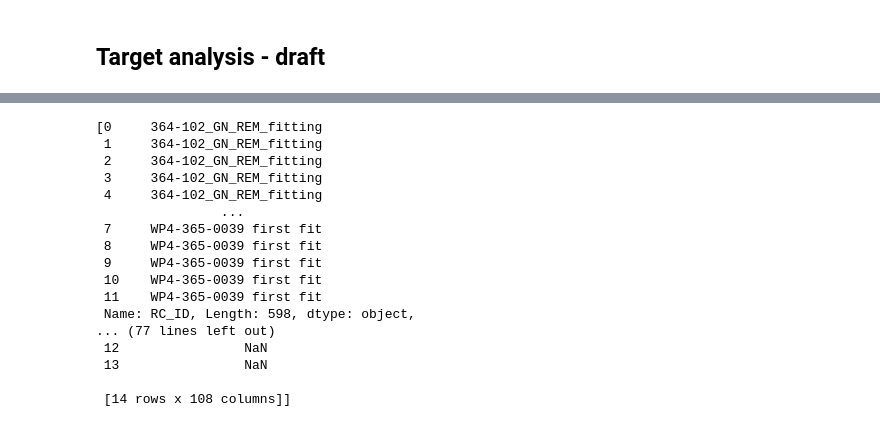
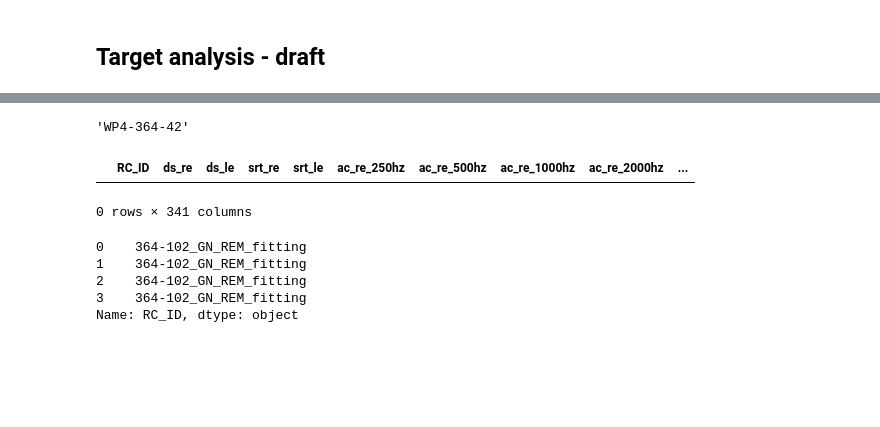
Before and after one commit to tobiaspiechowiak/BEAR_publications, a Jupyter notebook: REM_WP4/Target_analysis.ipynb, the cells around one changed output, grey strips where cells are left out. Saved outputs shown, nothing was run; the diff lists cells and outputs as text; code cells hidden in the pictures; blank space fills up the shorter version.

```diff
--- a/REM_WP4/Target_analysis.ipynb
+++ b/REM_WP4/Target_analysis.ipynb
@@ -276,21 +277,19 @@ for patient_idx in range(nrows):
-# %%
-
-[df_REM['RC_ID'], df]
-# %% [output]
-[0     364-102_GN_REM_fitting
- 1     364-102_GN_REM_fitting
- 2     364-102_GN_REM_fitting
- 3     364-102_GN_REM_fitting
- 4     364-102_GN_REM_fitting
-                ...
- 7     WP4-365-0039 first fit
- 8     WP4-365-0039 first fit
- 9     WP4-365-0039 first fit
- 10    WP4-365-0039 first fit
- 11    WP4-365-0039 first fit
- Name: RC_ID, Length: 598, dtype: object,
-... (77 lines left out)
- 12                NaN
- 13                NaN
-
- [14 rows x 108 columns]]
+# %%
+
+df['RC_ID'][0]  WP4-364-44
+# %% [output]
+'WP4-364-42'
+# %%
+#now try to merge the databases
+pd.merge(df,df_REM, on='RC_ID', how='inner')
+# %% [output]
+|  | RC_ID | ds_re | ds_le | srt_re | srt_le | ac_re_250hz | ac_re_500hz | ac_re_1000hz | ac_re_2000hz | ... |
+0 rows × 341 columns
+# %%
+df_REM['RC_ID'][:4]
+# %% [output]
+0    364-102_GN_REM_fitting
+1    364-102_GN_REM_fitting
+2    364-102_GN_REM_fitting
+3    364-102_GN_REM_fitting
+Name: RC_ID, dtype: object
```
Also changed, not shown: parts of 7 cells of this notebook.
